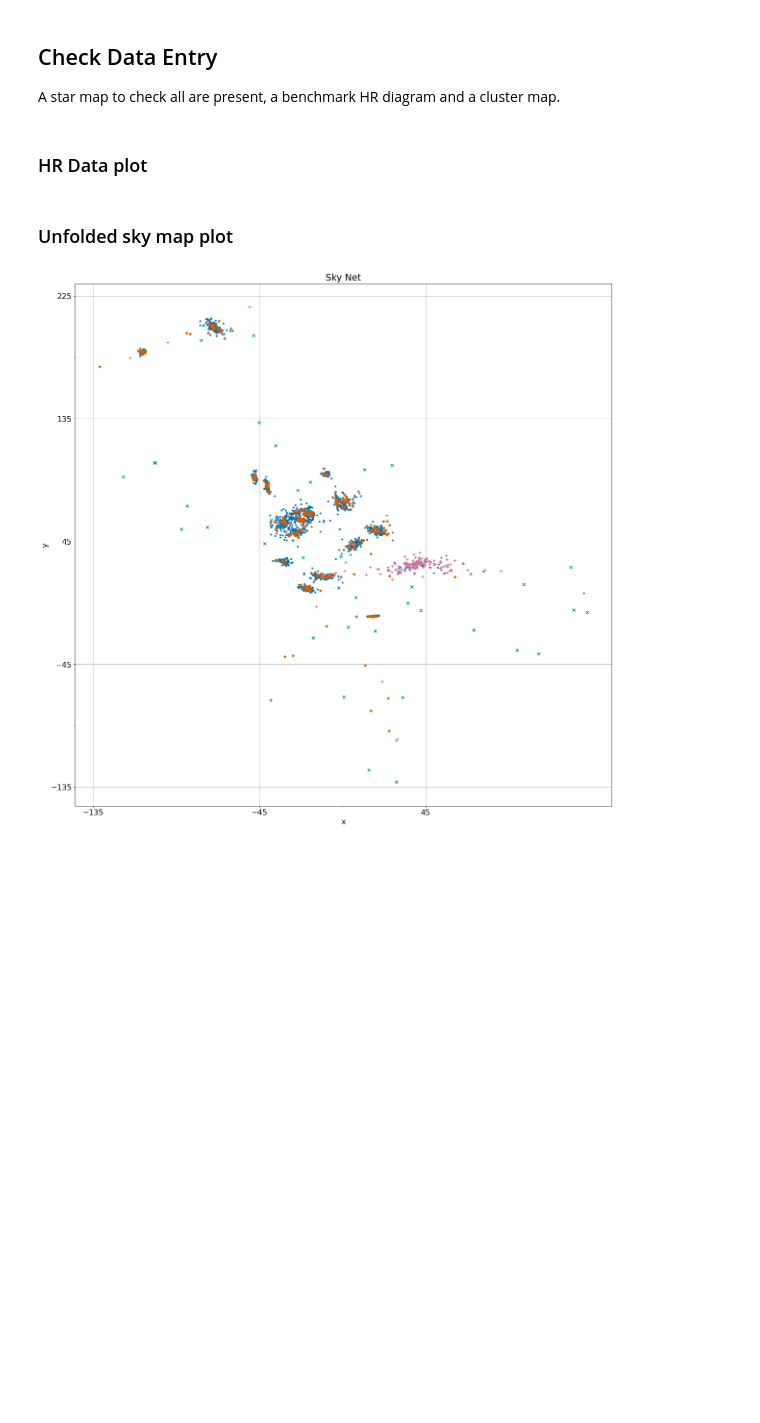
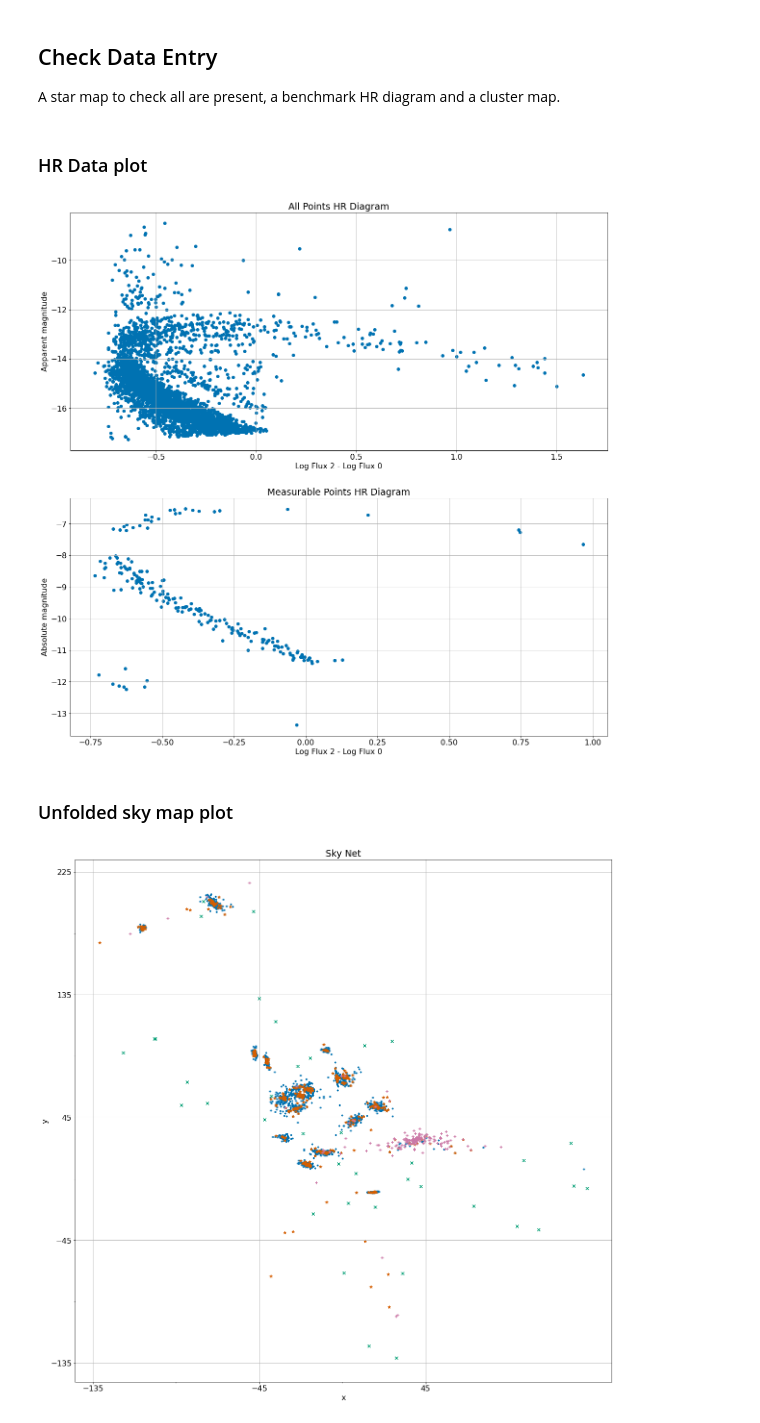
Before and after one commit to NotCouchpot80/PHYS3080-Ladder-Project, a Jupyter notebook: Code/2D-BGMM-DL.ipynb, the cells around one changed output. Drawn from its saved outputs; the diff is of its cells as text; code cells hidden in the pictures; blank space fills up the shorter version.

```diff
--- a/Code/2D-BGMM-DL.ipynb
+++ b/Code/2D-BGMM-DL.ipynb
@@ -154,26 +154,28 @@ A star map to check all are present, a benchmark HR diagram and a cluster map.
 # %% [markdown]
 ### HR Data plot
 # %%
-# figApparentHR = plt.figure()
-# ax1 = figApparentHR.add_subplot(2, 1, 1)
-# allPoints_HRfloats=(np.concatenate((closePointsNumpy[:,[4,6]],midPointsNumpy[:,[4,6]],farPointsNumpy[:,[4,6]]))).astype(np.float)
-# # figure for HR diagram Template
-# plt.ylabel('Apparent magnitude')
-# plt.xlabel('Log Flux 2 - Log Flux 0')
-# plt.title('All Points HR Diagram')
-# plt.scatter((allPoints_HRfloats.T)[0].astype(np.float),(allPoints_HRfloats.T)[1].astype(np.float))
-# plt.grid()
+figApparentHR = plt.figure()
+ax1 = figApparentHR.add_subplot(2, 1, 1)
+allPoints_HRfloats=(np.concatenate((closePointsNumpy[:,[4,6]],midPointsNumpy[:,[4,6]],farPointsNumpy[:,[4,6]]))).astype(np.float)
+# figure for HR diagram Template
+plt.ylabel('Apparent magnitude')
+plt.xlabel('Log Flux 2 - Log Flux 0')
+plt.title('All Points HR Diagram')
+plt.scatter((allPoints_HRfloats.T)[0].astype(np.float),(allPoints_HRfloats.T)[1].astype(np.float))
+plt.grid()
 
-# ax2 = figApparentHR.add_subplot(2, 1, 2)
-# # MeasurablePoints_HRfloats=(np.concatenate((closePointsNumpy[:,[4,5]],midPointsNumpy[:,[4,5]]))).astype(np.float)
-# # figure for HR diagram Template
-# plt.ylabel('Absolute magnitude')
-# plt.xlabel('Log Flux 2 - Log Flux 0')
-# plt.title('Measurable Points HR Diagram')
-# # plt.scatter((MeasurablePoints_HRfloats.T)[0].astype(np.float),(MeasurablePoints_HRfloats.T)[1].astype(np.float))
-# plt.scatter((closePointsNumpy[:,4]).astype(np.float),(closePointsNumpy[:,5]).astype(np.float))
-# # plt.scatter((midPointsNumpy[:,4]).astype(np.float),(midPointsNumpy[:,5]).astype(np.float))
-# plt.grid()
+ax2 = figApparentHR.add_subplot(2, 1, 2)
+# MeasurablePoints_HRfloats=(np.concatenate((closePointsNumpy[:,[4,5]],midPointsNumpy[:,[4,5]]))).astype(np.float)
+# figure for HR diagram Template
+plt.ylabel('Absolute magnitude')
+plt.xlabel('Log Flux 2 - Log Flux 0')
+plt.title('Measurable Points HR Diagram')
+# plt.scatter((MeasurablePoints_HRfloats.T)[0].astype(np.float),(MeasurablePoints_HRfloats.T)[1].astype(np.float))
+plt.scatter((closePointsNumpy[:,4]).astype(np.float),(closePointsNumpy[:,5]).astype(np.float))
+# plt.scatter((midPointsNumpy[:,4]).astype(np.float),(midPointsNumpy[:,5]).astype(np.float))
+plt.grid()
+# %% [output]
+[figure, added]
 # %% [markdown]
 ### Unfolded sky map plot
 # %%
```
Also changed, not shown: parts of 8 cells of this notebook, 3 other files.
